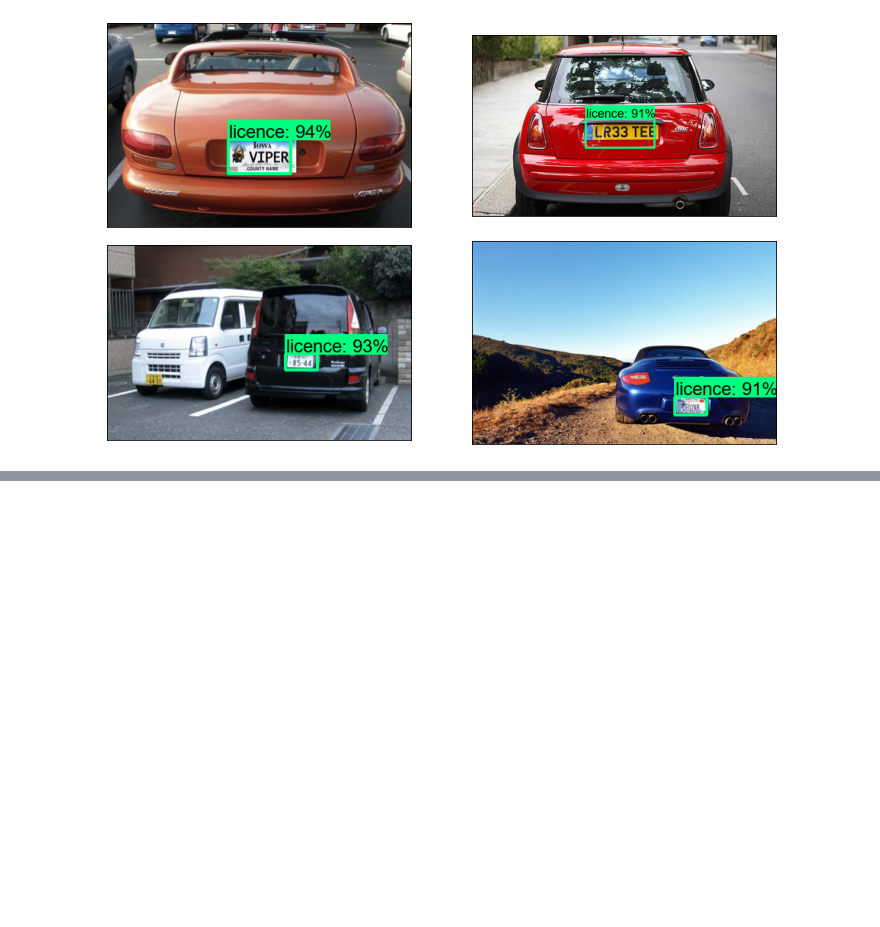
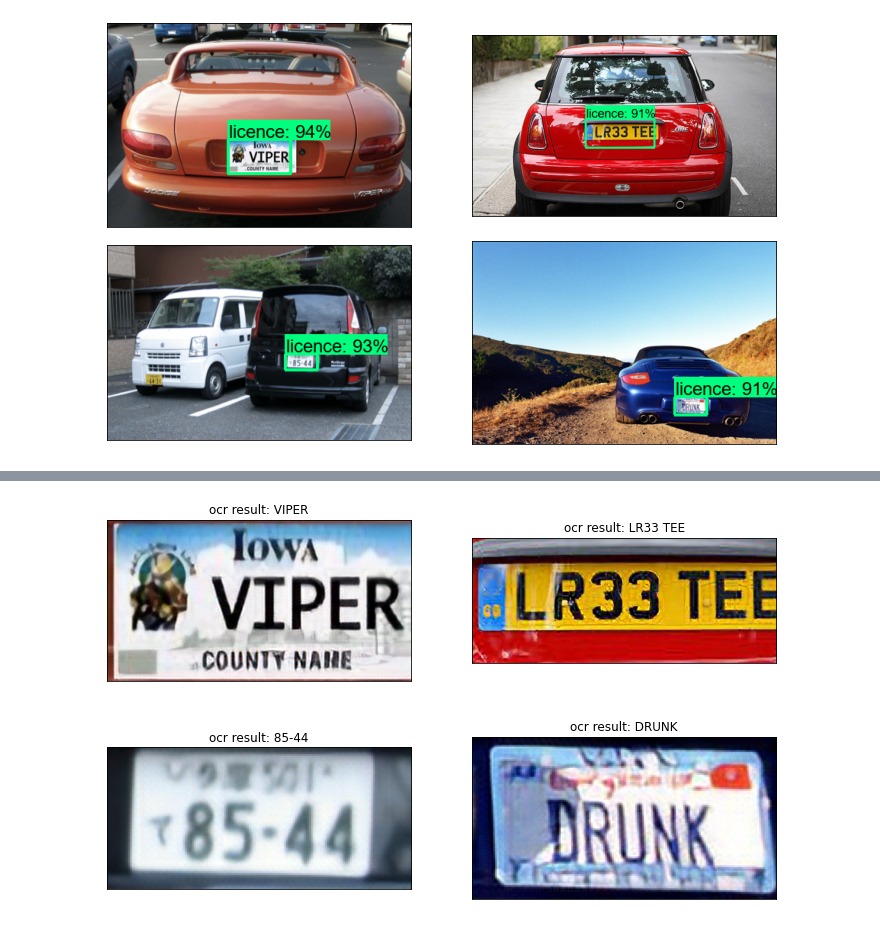
Before and after one commit to lVicholas/LicensePlateDetectionOCR, a Jupyter notebook: car_plate_ocr.ipynb, the cells around one changed output, grey strips where cells are left out. Saved outputs shown, nothing was run; the diff lists cells and outputs as text; code cells hidden in the pictures; blank space fills up the shorter version.

```diff
--- a/car_plate_ocr.ipynb
+++ b/car_plate_ocr.ipynb
@@ -305,0 +354,44 @@ CUDA not available - defaulting to CPU. Note: This module is much faster with a
+# %%
+# We can load the model directly from TF_Hub
+# No configuration is necessary since we do not need to train it
+super_resolution_gan = hub.load("https://tfhub.dev/captain-pool/esrgan-tf2/1")
+# %%
+# Get enhanced image with easyocr label
+def get_enhanced_image_with_registration_ocr(img_filtered, ocr_threshold=OCR_CONF_THRESHOLD):
+
+    processed_img = np.expand_dims(img_filtered, 0).astype('float32')
+    enhanced_img = super_resolution_gan(processed_img).numpy().squeeze()
+    enhanced_img = np.clip(enhanced_img, 0, 255).astype('uint8')
+
+    img_width, img_height, _ = enhanced_img.shape
+
+    img_ocr = easy_ocr_reader.readtext(
+        enhanced_img, allowlist=easy_ocr_allow_list, slope_ths=.4, width_ths=img_width/img_height
+    )
+    ocr_results = [ocr[1] for ocr in img_ocr]
+
+    #             |------------- Width --------------| |-------------- Height -------------|
+    box_areas = [(ocr_box[0][1][0] - ocr_box[0][0][0])*(ocr_box[0][2][1] - ocr_box[0][1][1]) for ocr_box in img_ocr]
+    largest_box_id = np.argmax(box_areas)
+    license_registration = ocr_results[largest_box_id]
+
+    return enhanced_img, license_registration
+
+enhanced_imgs_and_registrations = [get_enhanced_image_with_registration_ocr(img) for img, _ in sample_plate_images]
+num_rows_to_plot = math.ceil( len(enhanced_imgs_and_registrations) / 2 )
+
+fig, axs = plt.subplots(num_rows_to_plot, 2, figsize=(12, 12))
+plt.subplots_adjust(hspace=-.5)
+
+for (enhanced_img, license_registration), ax in zip(enhanced_imgs_and_registrations, axs.reshape(-1)):
+
+    img = cv2.cvtColor(enhanced_img, cv2.COLOR_BGR2RGB)
+
+    ax.imshow(img)
+    ax.set_title(f'ocr result: {license_registration}')
+    ax.set_xticks([])
+    ax.set_yticks([])
+
+plt.show()
+# %% [output]
+[figure, added]
```
Also changed, not shown: parts of 16 cells of this notebook.
